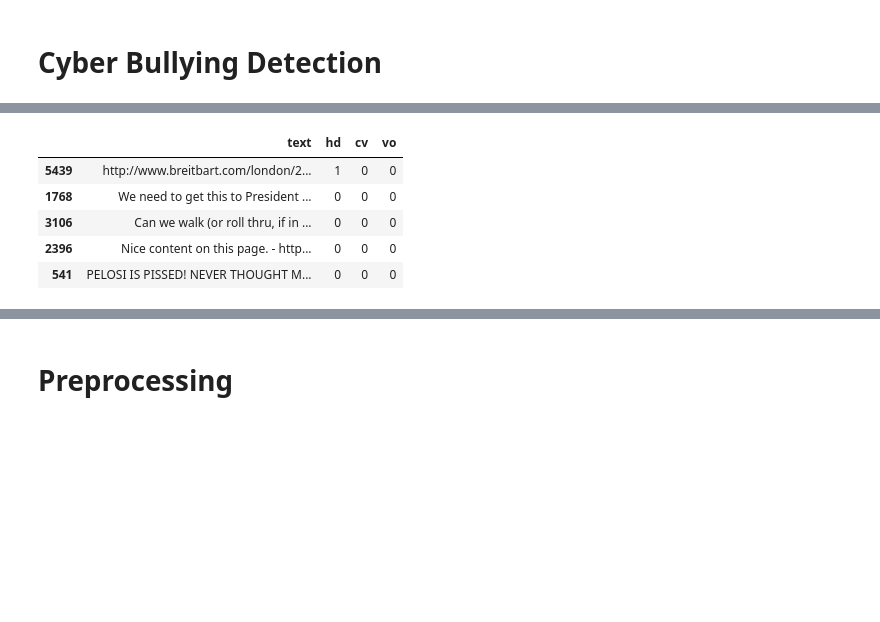
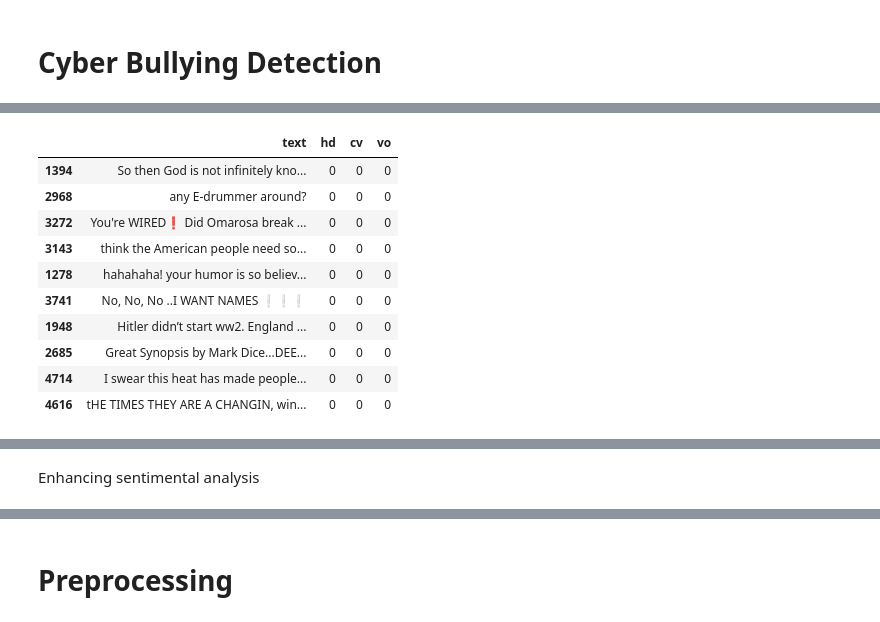
Before and after one commit to 13-1550/projNLP, a Jupyter notebook: Final_Proj.ipynb, the cells around one changed output, grey strips where cells are left out. Saved outputs shown, nothing was run; the diff lists cells and outputs as text; code cells hidden in the pictures; blank space fills up the shorter version.

```diff
--- a/Final_Proj.ipynb
+++ b/Final_Proj.ipynb
@@ -28,11 +51,17 @@ import pandas as pd
 # %%
+#dataset
 train = pd.read_csv('ghc_train.tsv', sep='\t')
 test = pd.read_csv('ghc_test.tsv', sep='\t')
-test.sample(5)
+test.sample(10)
 # %% [output]
 |  | text | hd | cv | vo |
-| 5439 | http://www.breitbart.com/london/2... | 1 | 0 | 0 |
-| 1768 | We need to get this to President ... | 0 | 0 | 0 |
-| 3106 | Can we walk (or roll thru, if in ... | 0 | 0 | 0 |
-| 2396 | Nice content on this page. - http... | 0 | 0 | 0 |
-| 541 | PELOSI IS PISSED! NEVER THOUGHT M... | 0 | 0 | 0 |
+| 1394 | So then God is not infinitely kno... | 0 | 0 | 0 |
+| 2968 | any E-drummer around? | 0 | 0 | 0 |
+| 3272 | You're WIRED❗️ Did Omarosa break ... | 0 | 0 | 0 |
+| 3143 | think the American people need so... | 0 | 0 | 0 |
+| 1278 | hahahaha! your humor is so believ... | 0 | 0 | 0 |
+| 3741 | No, No, No ..I WANT NAMES ❕❕❕ | 0 | 0 | 0 |
+| 1948 | Hitler didn’t start ww2. England ... | 0 | 0 | 0 |
+| 2685 | Great Synopsis by Mark Dice...DEE... | 0 | 0 | 0 |
+| 4714 | I swear this heat has made people... | 0 | 0 | 0 |
+| 4616 | tHE TIMES THEY ARE A CHANGIN, win... | 0 | 0 | 0 |
@@ -61,0 +77,2 @@ from sklearn import metrics
+# %% [markdown]
+Enhancing sentimental analysis
```
Also changed, not shown: parts of 32 cells of this notebook.
